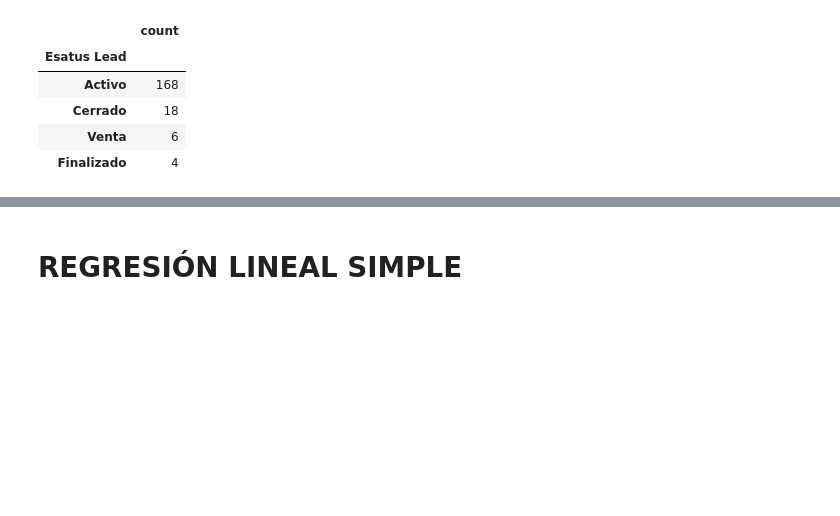
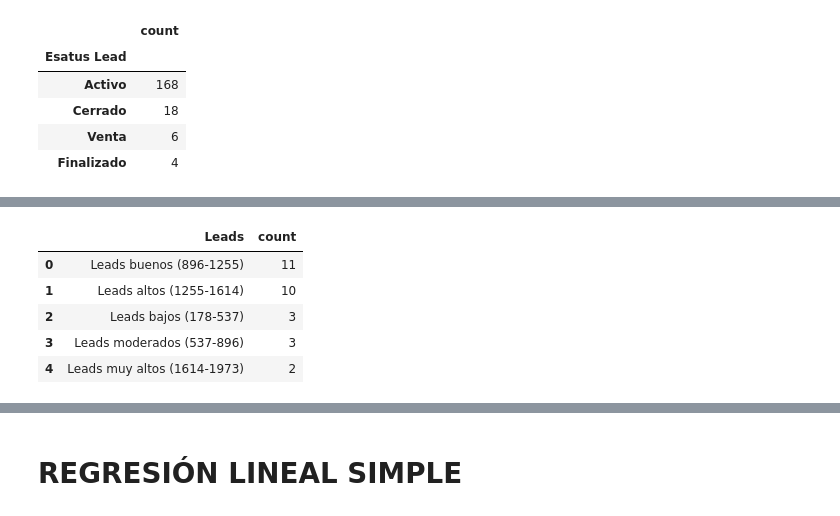
Before and after one commit to Andyr3516/Evidencia, a Jupyter notebook: evidencia_I_A01738223.ipynb, the cells around one changed output, grey strips where cells are left out. Drawn from its saved outputs; the diff is of its cells as text; code cells hidden in the pictures; blank space fills up the shorter version.

```diff
--- a/evidencia_I_A01738223.ipynb
+++ b/evidencia_I_A01738223.ipynb
@@ -389,0 +477,3 @@ dtype: int64
+# %%
+# Eliminar columnas donde casi todos son nulos
+br = br.drop(columns=["Obj UN", "UN"])
@@ -585,0 +739,8 @@ Filtro2_index.plot(kind='area', figsize=(10,4),alpha = 1, color= "#BCDE99", titl
+# %%
+#Categorización de variables
+#Declaramos 5 intervalos
+#Ajustamos los limites para que todos los valores sean incluidos en los intervalos
+#Ampliamos los límites en una unidad sobre los decimales menos significativos
+#con la intención de incluir los valores que caigan justo en los límites
+intervalos=np.linspace(178, 1973, 6).astype(int)
+intervalos
@@ -585,0 +775,11 @@ Filtro2_index.plot(kind='area', figsize=(10,4),alpha = 1, color= "#BCDE99", titl
+# %%
+# Obtengo un análisis univariado de las variables categóricas
+Tabla_freq = br['Leads'].value_counts().reset_index()
+Tabla_freq
+# %% [output]
+|  | Leads | count |
+| 0 | Leads buenos (896-1255) | 11 |
+| 1 | Leads altos (1255-1614) | 10 |
+| 2 | Leads bajos (178-537) | 3 |
+| 3 | Leads moderados (537-896) | 3 |
+| 4 | Leads muy altos (1614-1973) | 2 |
```
Also changed, not shown: parts of 26 cells of this notebook.
